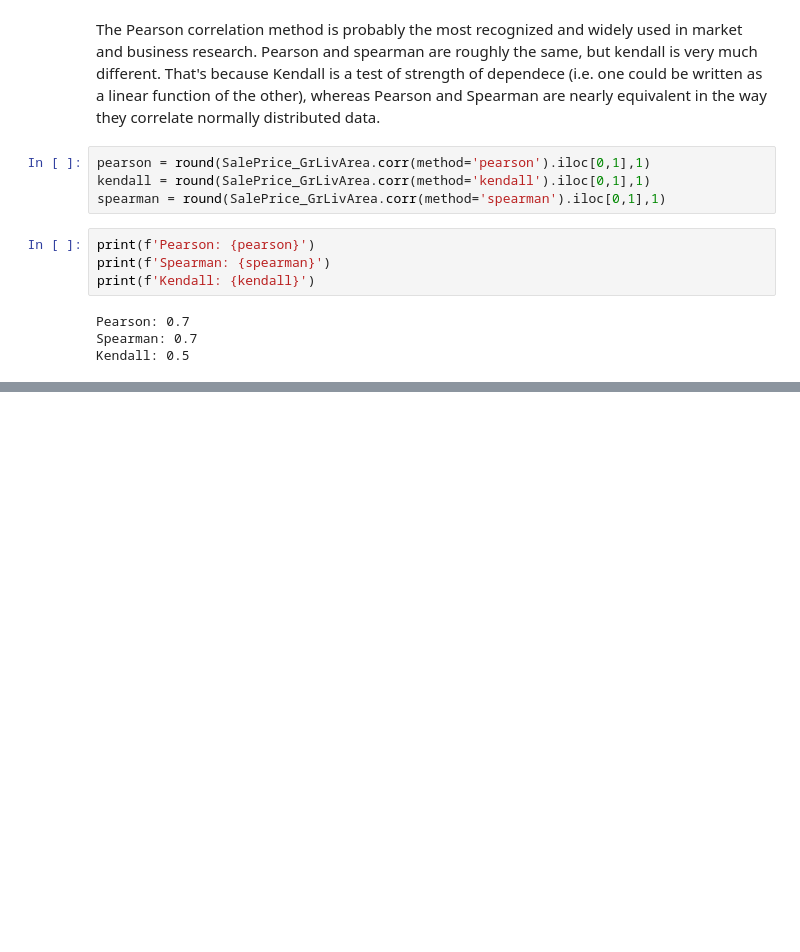
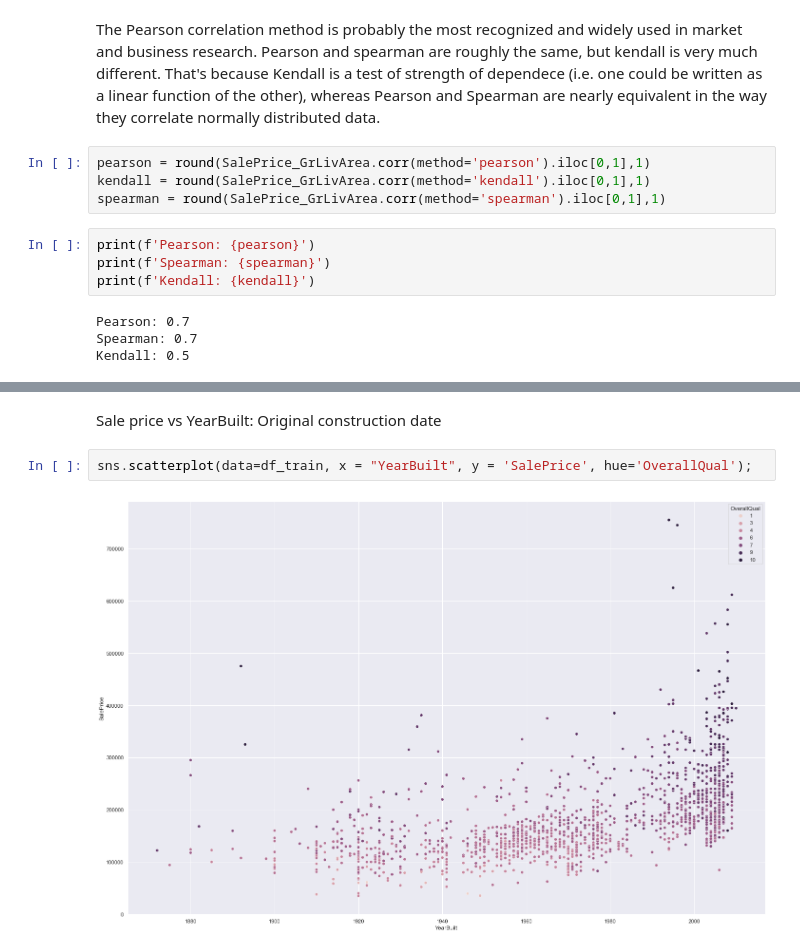
Before and after one commit to Abramo-Hub/House_Prices, a Jupyter notebook: Main.ipynb, the cells around one changed output, grey strips where cells are left out. Cells and saved outputs as stored; diff of their text form; blank space fills up the shorter version.

```diff
--- a/Main.ipynb
+++ b/Main.ipynb
@@ -127,0 +172,6 @@ Kendall: 0.5
+# %% [markdown]
+Sale price vs YearBuilt: Original construction date
+# %%
+sns.scatterplot(data=df_train, x = "YearBuilt", y = 'SalePrice', hue='OverallQual');
+# %% [output]
+[figure, added]
```
Also changed, not shown: parts of 14 cells of this notebook.
